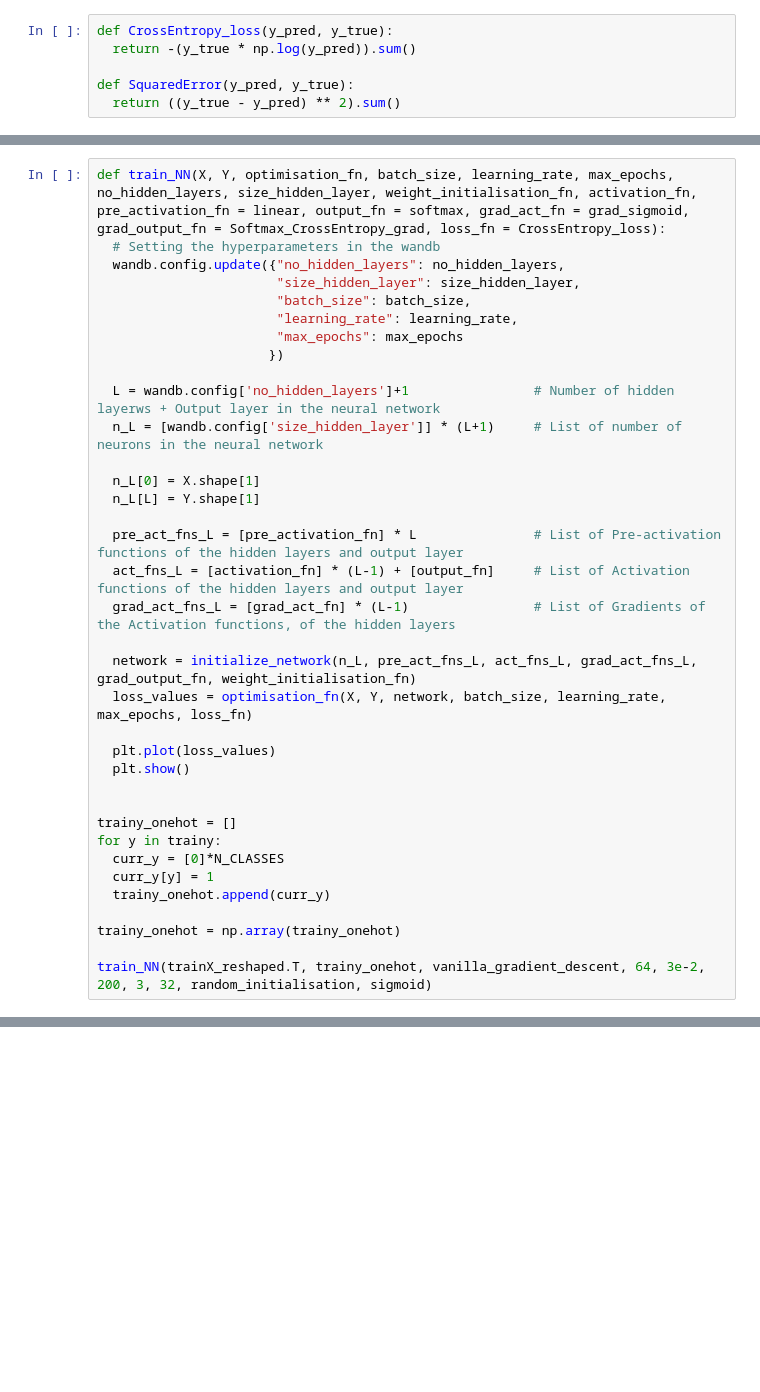
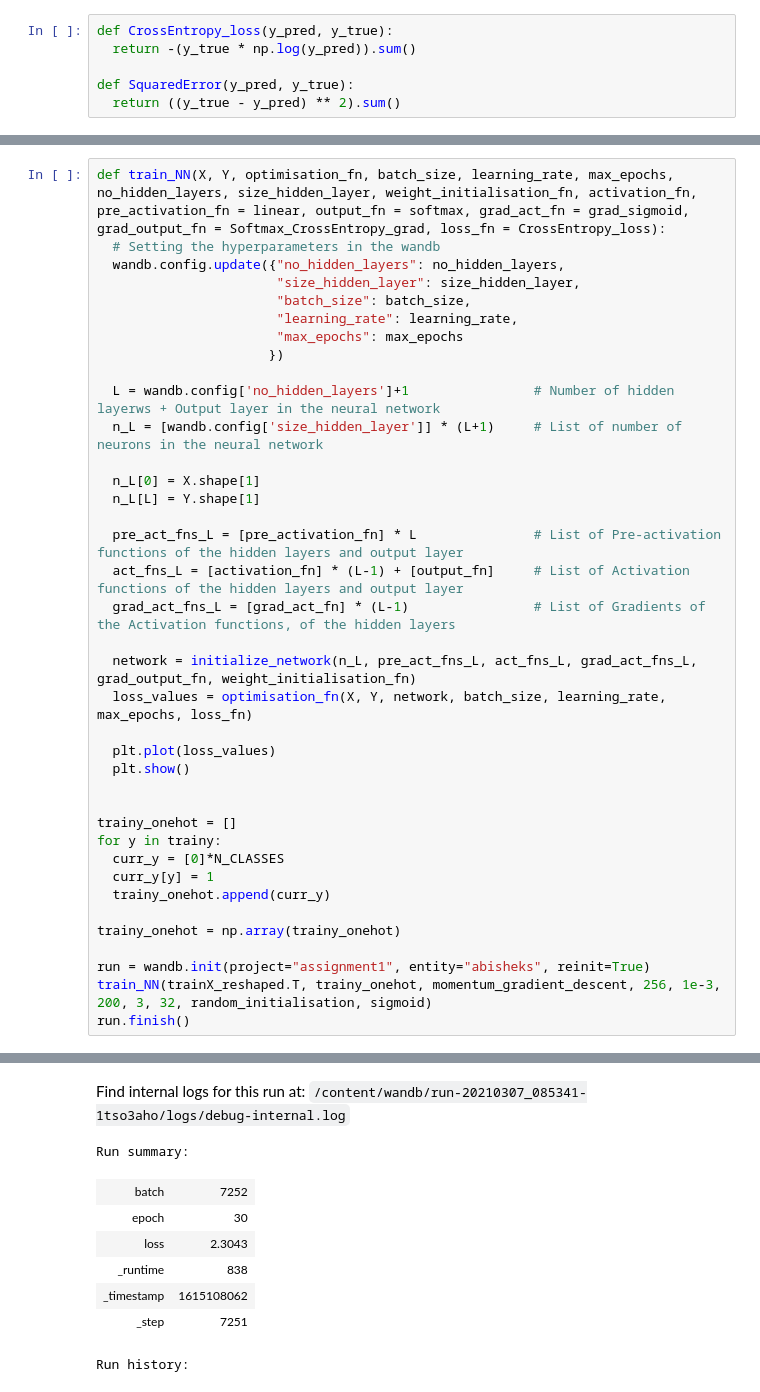
Before and after one commit to anish-sk/CS6910_Assignment1, a Jupyter notebook: src/Assignment1.ipynb, the cells around one changed output, grey strips where cells are left out. Cells and saved outputs as stored; diff of their text form; blank space fills up the shorter version.

```diff
--- a/src/Assignment1.ipynb
+++ b/src/Assignment1.ipynb
@@ -429,4 +742,7 @@ for y in trainy:
 
 trainy_onehot = np.array(trainy_onehot)
 
-train_NN(trainX_reshaped.T, trainy_onehot, vanilla_gradient_descent, 64, 3e-2, 200, 3, 32, random_initialisation, sigmoid)
+run = wandb.init(project="assignment1", entity="abisheks", reinit=True)
+train_NN(trainX_reshaped.T, trainy_onehot, momentum_gradient_descent, 256, 1e-3, 200, 3, 32, random_initialisation, sigmoid)
+run.finish()
+# %% [output]
@@ -432,0 +753,9 @@ train_NN(trainX_reshaped.T, trainy_onehot, vanilla_gradient_descent, 64, 3e-2, 2
+Find internal logs for this run at: /content/wandb/run-20210307_085341-1tso3aho/logs/debug-internal.log
+Run summary:
+| batch | 7252 |
+| epoch | 30 |
+| loss | 2.3043 |
+| _runtime | 838 |
+| _timestamp | 1615108062 |
+| _step | 7251 |
+Run history:
```
Also changed, not shown: parts of 8 cells of this notebook.
